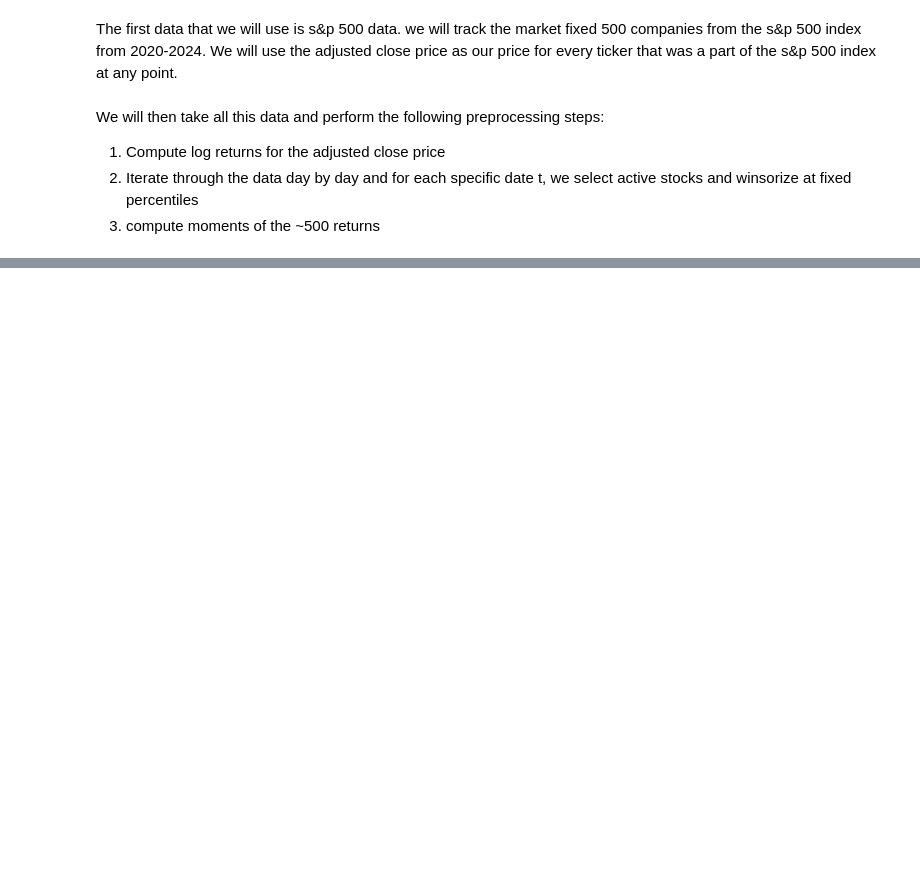
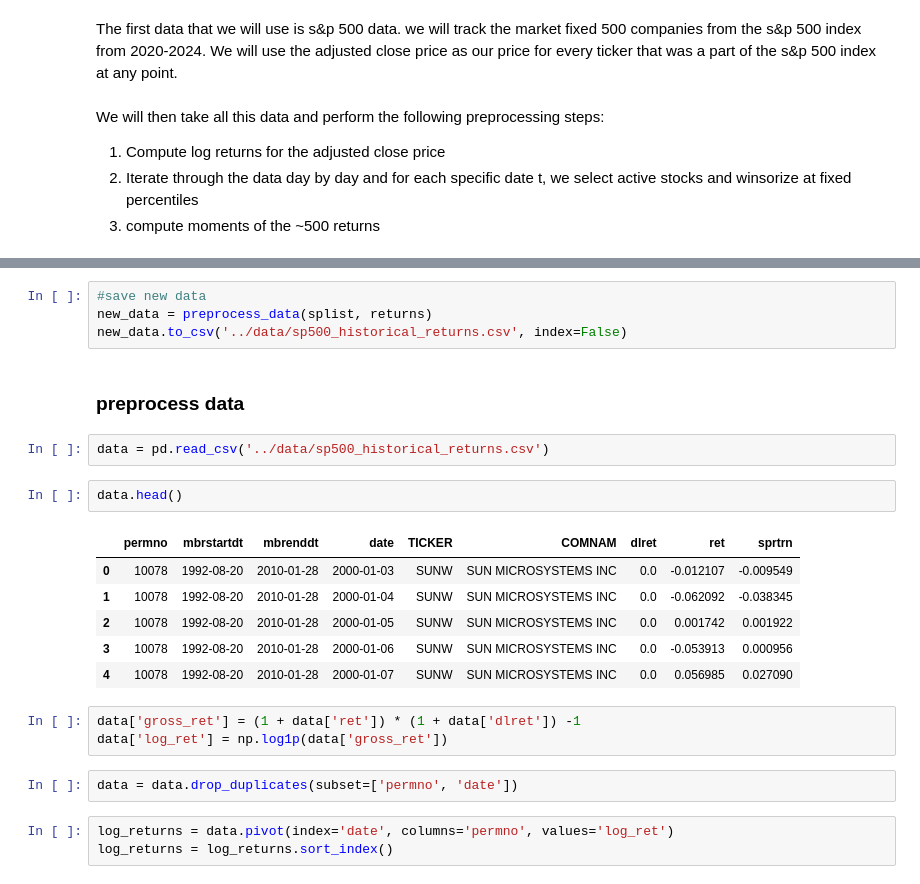
Before and after one commit to alan-w25/ese4380-project, a Jupyter notebook: notebooks/external_data_construction.ipynb, the cells around one changed output, grey strips where cells are left out. Drawn from its saved outputs; the diff is of its cells as text; blank space fills up the shorter version.

```diff
--- a/notebooks/external_data_construction.ipynb
+++ b/notebooks/external_data_construction.ipynb
@@ -27,0 +88,25 @@ print(f"File {output_filename} created with {len(unique_permnos)} unique permnos
+# %%
+#save new data
+new_data = preprocess_data(splist, returns)
+new_data.to_csv('../data/sp500_historical_returns.csv', index=False)
+# %% [markdown]
+### preprocess data
+# %%
+data = pd.read_csv('../data/sp500_historical_returns.csv')
+# %%
+data.head()
+# %% [output]
+|  | permno | mbrstartdt | mbrenddt | date | TICKER | COMNAM | dlret | ret | sprtrn |
+| 0 | 10078 | 1992-08-20 | 2010-01-28 | 2000-01-03 | SUNW | SUN MICROSYSTEMS INC | 0.0 | -0.012107 | -0.009549 |
+| 1 | 10078 | 1992-08-20 | 2010-01-28 | 2000-01-04 | SUNW | SUN MICROSYSTEMS INC | 0.0 | -0.062092 | -0.038345 |
+| 2 | 10078 | 1992-08-20 | 2010-01-28 | 2000-01-05 | SUNW | SUN MICROSYSTEMS INC | 0.0 | 0.001742 | 0.001922 |
+| 3 | 10078 | 1992-08-20 | 2010-01-28 | 2000-01-06 | SUNW | SUN MICROSYSTEMS INC | 0.0 | -0.053913 | 0.000956 |
+| 4 | 10078 | 1992-08-20 | 2010-01-28 | 2000-01-07 | SUNW | SUN MICROSYSTEMS INC | 0.0 | 0.056985 | 0.027090 |
+# %%
+data['gross_ret'] = (1 + data['ret']) * (1 + data['dlret']) -1
+data['log_ret'] = np.log1p(data['gross_ret'])
+# %%
+data = data.drop_duplicates(subset=['permno', 'date'])
+# %%
+log_returns = data.pivot(index='date', columns='permno', values='log_ret')
+log_returns = log_returns.sort_index()
```
Also changed, not shown: parts of 29 cells of this notebook, 7 other files.
